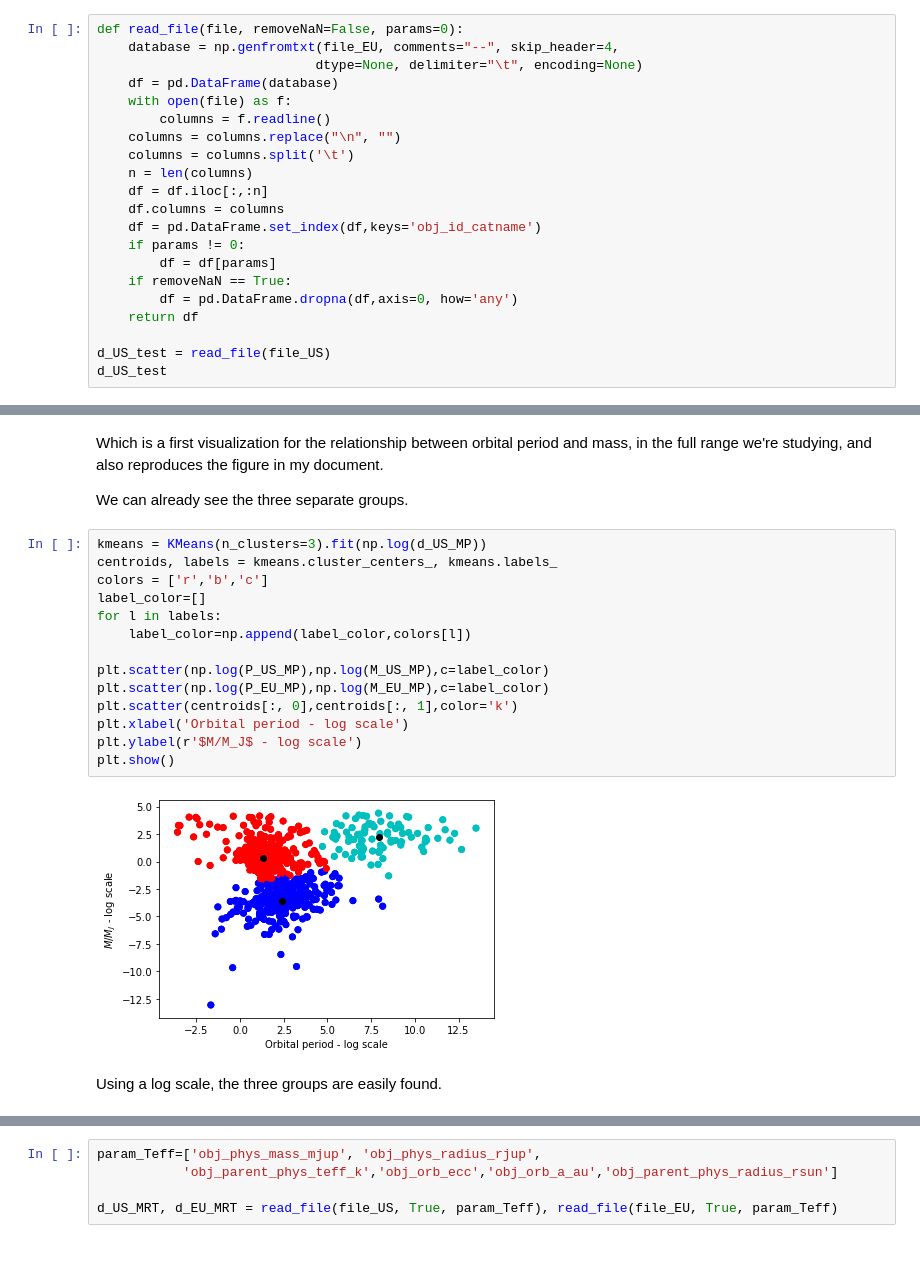
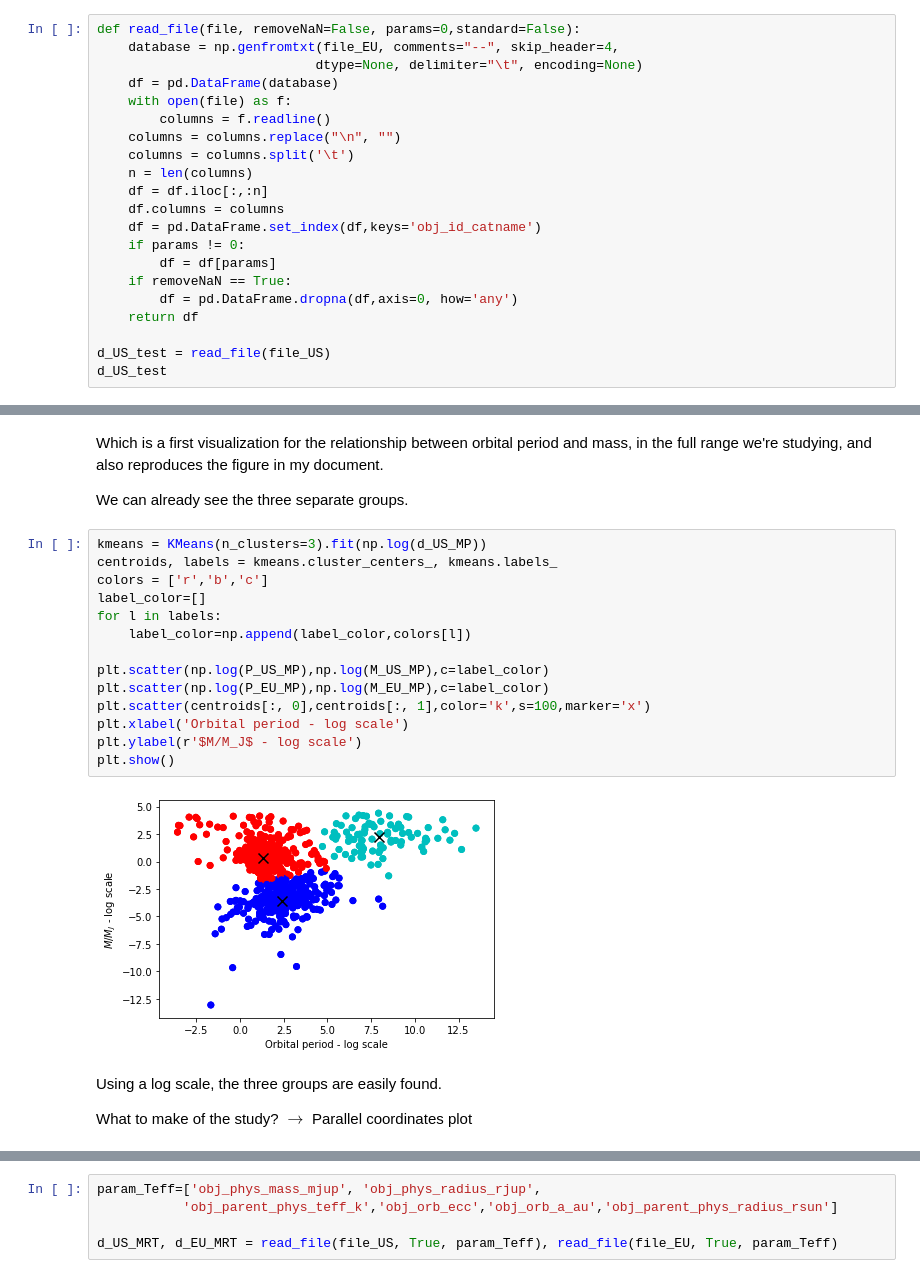
Before and after one commit to anaclb/exoplanets, a Jupyter notebook: read_file.ipynb, the cells around one changed output, grey strips where cells are left out. Drawn from its saved outputs; the diff is of its cells as text.

```diff
--- a/read_file.ipynb
+++ b/read_file.ipynb
@@ -13,7 +16,7 @@ from astropy.units import jupiterMass, jupiterRad, solMass, solRad, AU
 file_US="/home/bolacha/University/Project/code/data-example/all_data_US.rdb"
 file_EU="/home/bolacha/University/Project/code/data-example/all_data_EU.rdb"
 # %%
-def read_file(file, removeNaN=False, params=0):
+def read_file(file, removeNaN=False, params=0,standard=False):
     database = np.genfromtxt(file_EU, comments="--", skip_header=4,
                             dtype=None, delimiter="\t", encoding=None)
     df = pd.DataFrame(database)
@@ -104,18 +123,21 @@ We can already see the three separate groups.
 # %%
 kmeans = KMeans(n_clusters=3).fit(np.log(d_US_MP))
 centroids, labels = kmeans.cluster_centers_, kmeans.labels_
 colors = ['r','b','c']
 label_color=[]
 for l in labels:
     label_color=np.append(label_color,colors[l])
 
 plt.scatter(np.log(P_US_MP),np.log(M_US_MP),c=label_color)
 plt.scatter(np.log(P_EU_MP),np.log(M_EU_MP),c=label_color)
-plt.scatter(centroids[:, 0],centroids[:, 1],color='k')
+plt.scatter(centroids[:, 0],centroids[:, 1],color='k',s=100,marker='x')
 plt.xlabel('Orbital period - log scale')
 plt.ylabel(r'$M/M_J$ - log scale')
 plt.show()
 # %% [output]
-[figure, old version]
+[figure, new version]
 # %% [markdown]
 Using a log scale, the three groups are easily found.
+
+What to make of the study?
+$\rightarrow$ Parallel coordinates plot
```
Also changed, not shown: parts of 9 cells of this notebook, 1 other file.
